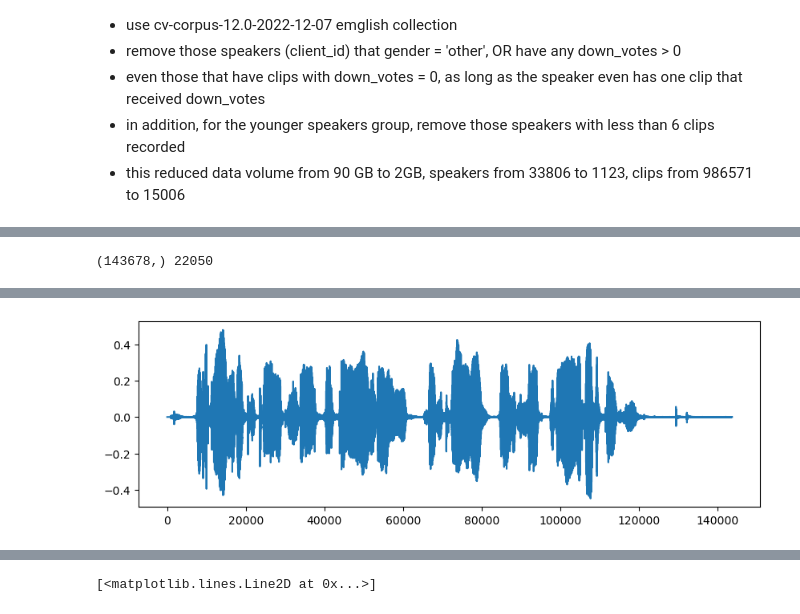
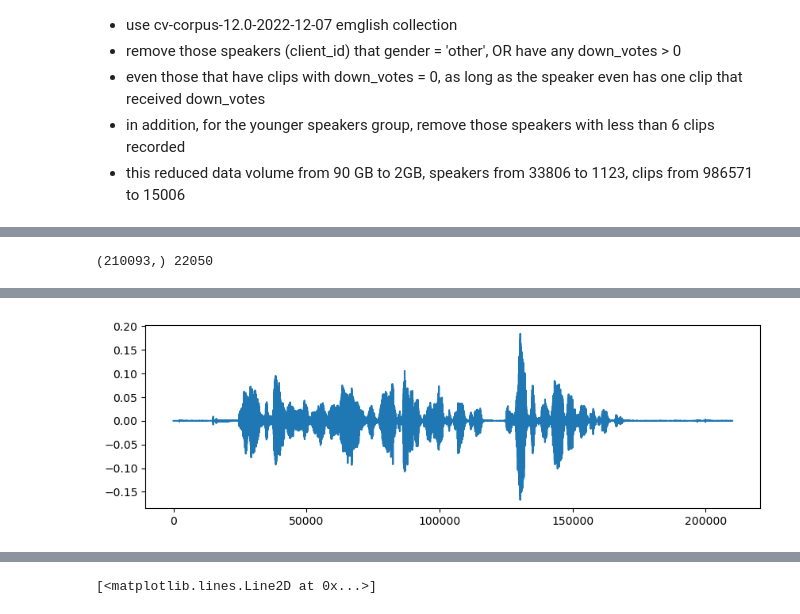
Before and after one commit to yingli/applieddatascience, a Jupyter notebook: sample_code/NB29_voice_recording.ipynb, the cells around one changed output, grey strips where cells are left out. Cells and saved outputs as stored; diff of their text form; code cells hidden in the pictures.

```diff
--- a/sample_code/NB29_voice_recording.ipynb
+++ b/sample_code/NB29_voice_recording.ipynb
@@ -25,25 +25,25 @@ list_clip.head()
 # %%
 import librosa
 from IPython.display import Audio
 
 plt.subplots(figsize=(10,3))
 data_dir = '/Users/yingli/Development/AppliedDataScience/applieddatascience/sample_code/voice_clips/'
 #audiofile = list_clip.path[100]
-audiofile = "common_voice_en_32810621.mp3" # eighties female
-audiofile = "common_voice_en_30282850.mp3" # fifties female
-audiofile = "common_voice_en_32879293.mp3" # eighties male
-audiofile = "common_voice_en_32260076.mp3" # twenties female
+#audiofile = "common_voice_en_32810621.mp3" # eighties female
+#audiofile = "common_voice_en_30282850.mp3" # fifties female
+#audiofile = "common_voice_en_32879293.mp3" # eighties male
+#audiofile = "common_voice_en_32260076.mp3" # twenties female
 audiofile = "common_voice_en_20002554.mp3" # sixties male
-audiofile = "common_voice_en_30615145.mp3"  # teen male
-audiofile = "common_voice_en_35117939.mp3" # teen female
+#audiofile = "common_voice_en_30615145.mp3"  # teen male
+#audiofile = "common_voice_en_35117939.mp3" # teen female
 x, sr = librosa.load(data_dir+audiofile)
 print(x.shape, sr)
 plt.plot(x)
 Audio(data=x, rate=sr)
 # %% [output]
-(143678,) 22050
+(210093,) 22050
 [interactive output not drawn]
-[figure, old version]
+[figure, new version]
 # %%
 f0, voiced_flag, voiced_probs = librosa.pyin(x,sr=sr, fmin=50, fmax=1000, fill_na=None)
 plt.plot(f0)
```
Also changed, not shown: parts of 6 cells of this notebook, 2 other files.
